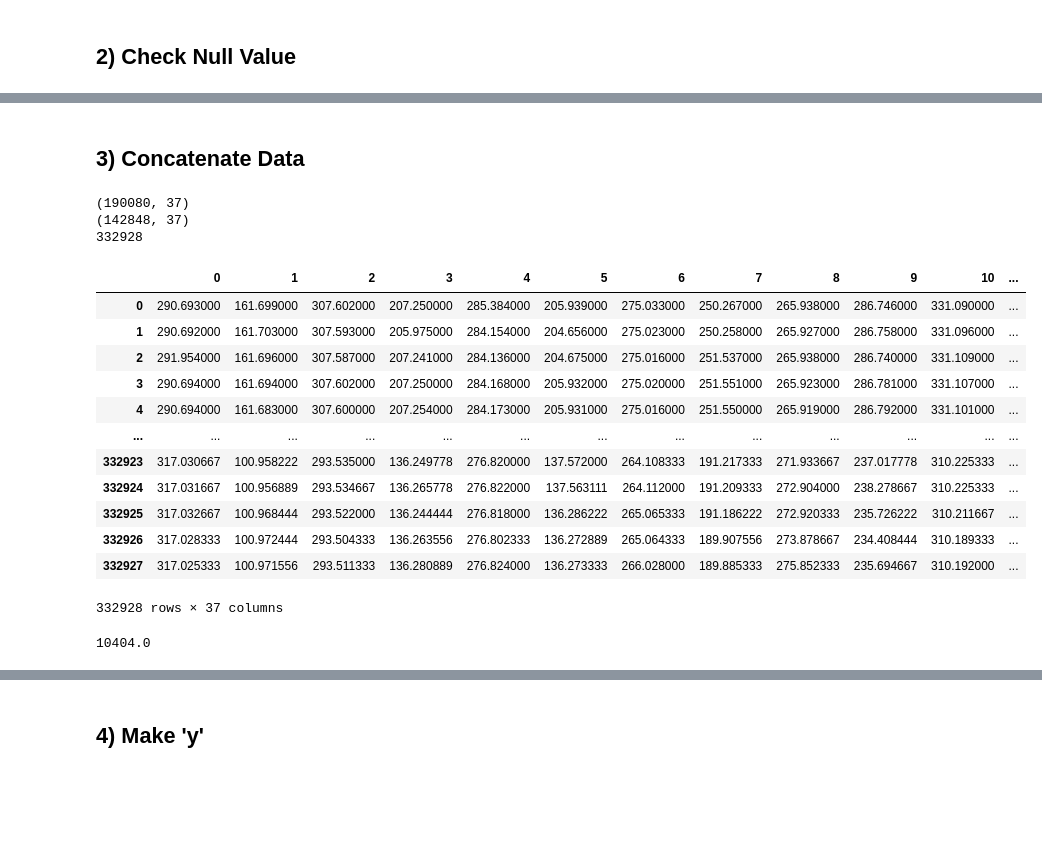
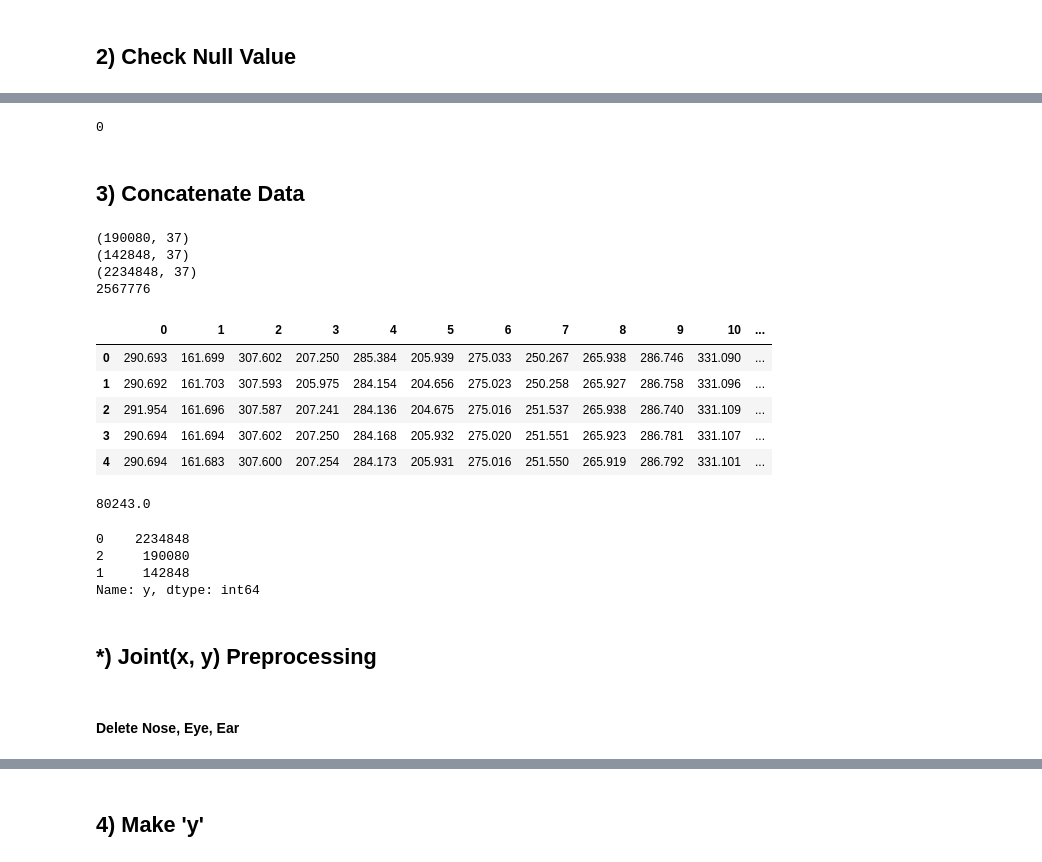
Before and after one commit to gilbertlim/school-cctv-ai, a Jupyter notebook: modeling/action_classification_lstm_main_p_1.ipynb, the cells around one changed output, grey strips where cells are left out. Cells and saved outputs as stored; diff of their text form; code cells hidden in the pictures; blank space fills up the shorter version.

```diff
--- a/modeling/action_classification_lstm_main_p_1.ipynb
+++ b/modeling/action_classification_lstm_main_p_1.ipynb
@@ -60,0 +55,6 @@ df_smoking
+# %%
+walking_path ='/content/drive/MyDrive/Project/Project_Gotcha/ipynb/OpenPose/datasets/walking_sliding.csv'
+# %%
+df_walking = pd.read_csv(walking_path)
+
+df_walking.head()
@@ -103,32 +78,42 @@ dtype: int64
+# %%
+df_walking.isnull().sum().sum()
+# %% [output]
+0
 # %% [markdown]
 ## 3) Concatenate Data
 # %%
 print(df_punching.shape)
 print(df_smoking.shape)
-print(df_punching.shape[0] + df_smoking.shape[0])
+print(df_walking.shape)
+print(df_punching.shape[0] + df_smoking.shape[0] + df_walking.shape[0])
 # %% [output]
 (190080, 37)
 (142848, 37)
-332928
+(2234848, 37)
+2567776
 # %%
-df = pd.concat((df_punching, df_smoking), axis=0, ignore_index=True)
+df = pd.concat((df_punching, df_smoking, df_walking), axis=0, ignore_index=True)
 
-df
+df.head()
 # %% [output]
 |  | 0 | 1 | 2 | 3 | 4 | 5 | 6 | 7 | 8 | 9 | 10 | ... |
-| 0 | 290.693000 | 161.699000 | 307.602000 | 207.250000 | 285.384000 | 205.939000 | 275.033000 | 250.267000 | 265.938000 | 286.746000 | 331.090000 | ... |
-| 1 | 290.692000 | 161.703000 | 307.593000 | 205.975000 | 284.154000 | 204.656000 | 275.023000 | 250.258000 | 265.927000 | 286.758000 | 331.096000 | ... |
-| 2 | 291.954000 | 161.696000 | 307.587000 | 207.241000 | 284.136000 | 204.675000 | 275.016000 | 251.537000 | 265.938000 | 286.740000 | 331.109000 | ... |
-| 3 | 290.694000 | 161.694000 | 307.602000 | 207.250000 | 284.168000 | 205.932000 | 275.020000 | 251.551000 | 265.923000 | 286.781000 | 331.107000 | ... |
-| 4 | 290.694000 | 161.683000 | 307.600000 | 207.254000 | 284.173000 | 205.931000 | 275.016000 | 251.550000 | 265.919000 | 286.792000 | 331.101000 | ... |
-| ... | ... | ... | ... | ... | ... | ... | ... | ... | ... | ... | ... | ... |
-| 332923 | 317.030667 | 100.958222 | 293.535000 | 136.249778 | 276.820000 | 137.572000 | 264.108333 | 191.217333 | 271.933667 | 237.017778 | 310.225333 | ... |
-| 332924 | 317.031667 | 100.956889 | 293.534667 | 136.265778 | 276.822000 | 137.563111 | 264.112000 | 191.209333 | 272.904000 | 238.278667 | 310.225333 | ... |
-| 332925 | 317.032667 | 100.968444 | 293.522000 | 136.244444 | 276.818000 | 136.286222 | 265.065333 | 191.186222 | 272.920333 | 235.726222 | 310.211667 | ... |
-| 332926 | 317.028333 | 100.972444 | 293.504333 | 136.263556 | 276.802333 | 136.272889 | 265.064333 | 189.907556 | 273.878667 | 234.408444 | 310.189333 | ... |
-| 332927 | 317.025333 | 100.971556 | 293.511333 | 136.280889 | 276.824000 | 136.273333 | 266.028000 | 189.885333 | 275.852333 | 235.694667 | 310.192000 | ... |
+| 0 | 290.693 | 161.699 | 307.602 | 207.250 | 285.384 | 205.939 | 275.033 | 250.267 | 265.938 | 286.746 | 331.090 | ... |
+| 1 | 290.692 | 161.703 | 307.593 | 205.975 | 284.154 | 204.656 | 275.023 | 250.258 | 265.927 | 286.758 | 331.096 | ... |
+| 2 | 291.954 | 161.696 | 307.587 | 207.241 | 284.136 | 204.675 | 275.016 | 251.537 | 265.938 | 286.740 | 331.109 | ... |
+| 3 | 290.694 | 161.694 | 307.602 | 207.250 | 284.168 | 205.932 | 275.020 | 251.551 | 265.923 | 286.781 | 331.107 | ... |
+| 4 | 290.694 | 161.683 | 307.600 | 207.254 | 284.173 | 205.931 | 275.016 | 251.550 | 265.919 | 286.792 | 331.101 | ... |
-332928 rows × 37 columns
 # %%
 df.shape[0] / 32
 # %% [output]
-10404.0
+80243.0
+# %%
+df['y'].value_counts()
+# %% [output]
+0    2234848
+2     190080
+1     142848
+Name: y, dtype: int64
+# %% [markdown]
+## *) Joint(x, y) Preprocessing
+# %% [markdown]
+#### Delete Nose, Eye, Ear
```
Also changed, not shown: parts of 48 cells of this notebook.
